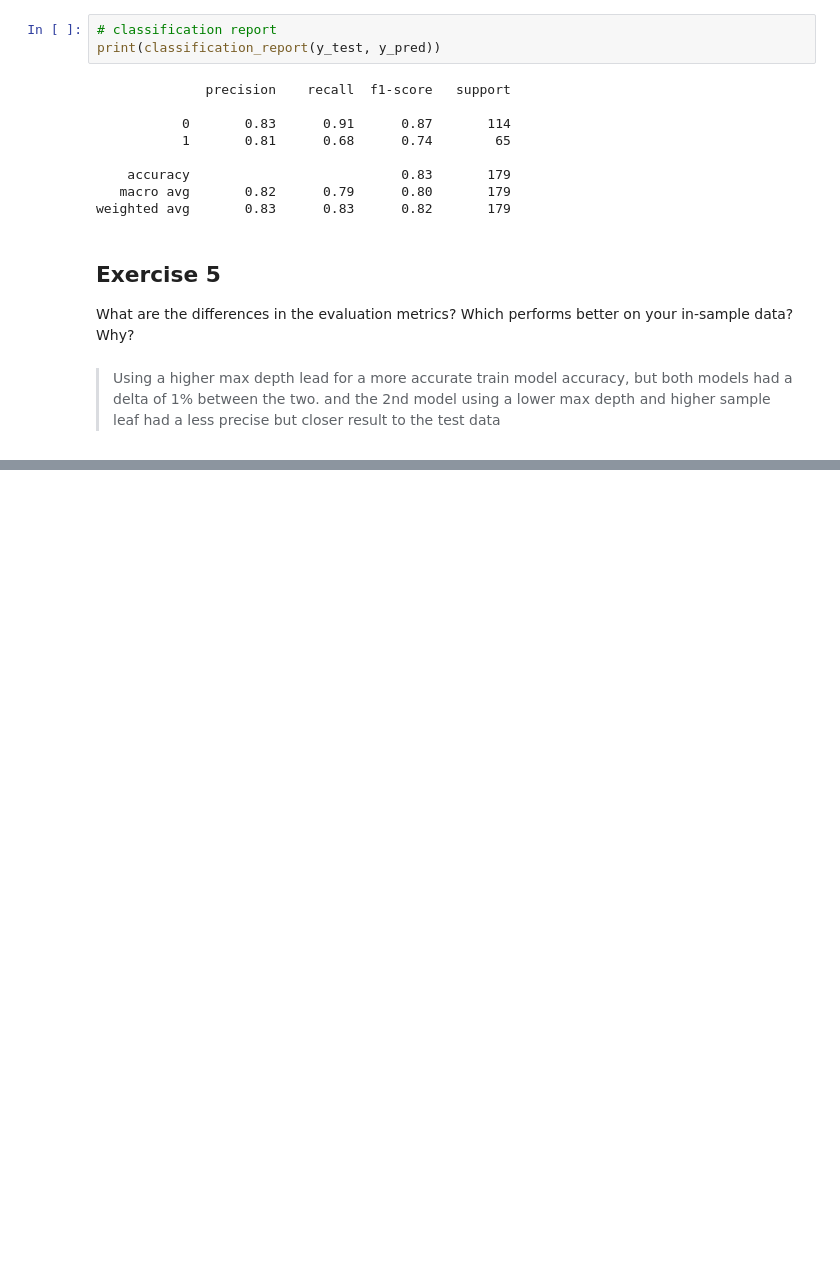
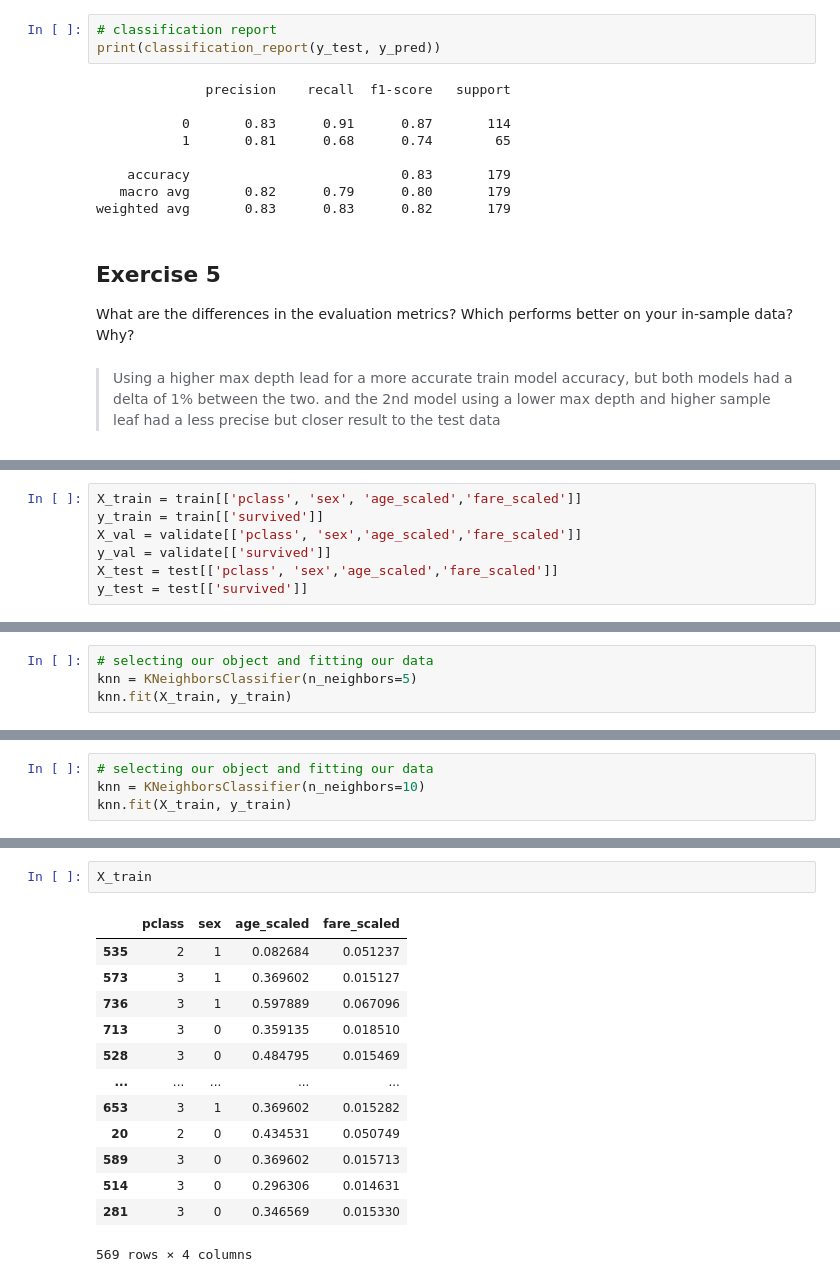
Before and after one commit to jivemachine/ds-methodologies-exercises, a Jupyter notebook: classification/model.ipynb, the cells around one changed output, grey strips where cells are left out. Cells and saved outputs as stored; diff of their text form; blank space fills up the shorter version.

```diff
--- a/classification/model.ipynb
+++ b/classification/model.ipynb
@@ -850,0 +890,7 @@ What are the differences in the evaluation metrics? Which performs better on you
+# %%
+X_train = train[['pclass', 'sex', 'age_scaled','fare_scaled']]
+y_train = train[['survived']]
+X_val = validate[['pclass', 'sex','age_scaled','fare_scaled']]
+y_val = validate[['survived']]
+X_test = test[['pclass', 'sex','age_scaled','fare_scaled']]
+y_test = test[['survived']]
@@ -850,0 +900,4 @@ What are the differences in the evaluation metrics? Which performs better on you
+# %%
+# selecting our object and fitting our data
+knn = KNeighborsClassifier(n_neighbors=5)
+knn.fit(X_train, y_train)
@@ -850,0 +975,4 @@ What are the differences in the evaluation metrics? Which performs better on you
+# %%
+# selecting our object and fitting our data
+knn = KNeighborsClassifier(n_neighbors=10)
+knn.fit(X_train, y_train)
@@ -850,0 +1149,16 @@ What are the differences in the evaluation metrics? Which performs better on you
+# %%
+X_train
+# %% [output]
+|  | pclass | sex | age_scaled | fare_scaled |
+| 535 | 2 | 1 | 0.082684 | 0.051237 |
+| 573 | 3 | 1 | 0.369602 | 0.015127 |
+| 736 | 3 | 1 | 0.597889 | 0.067096 |
+| 713 | 3 | 0 | 0.359135 | 0.018510 |
+| 528 | 3 | 0 | 0.484795 | 0.015469 |
+| ... | ... | ... | ... | ... |
+| 653 | 3 | 1 | 0.369602 | 0.015282 |
+| 20 | 2 | 0 | 0.434531 | 0.050749 |
+| 589 | 3 | 0 | 0.369602 | 0.015713 |
+| 514 | 3 | 0 | 0.296306 | 0.014631 |
+| 281 | 3 | 0 | 0.346569 | 0.015330 |
+569 rows × 4 columns
```
Also changed, not shown: parts of 64 cells of this notebook.
